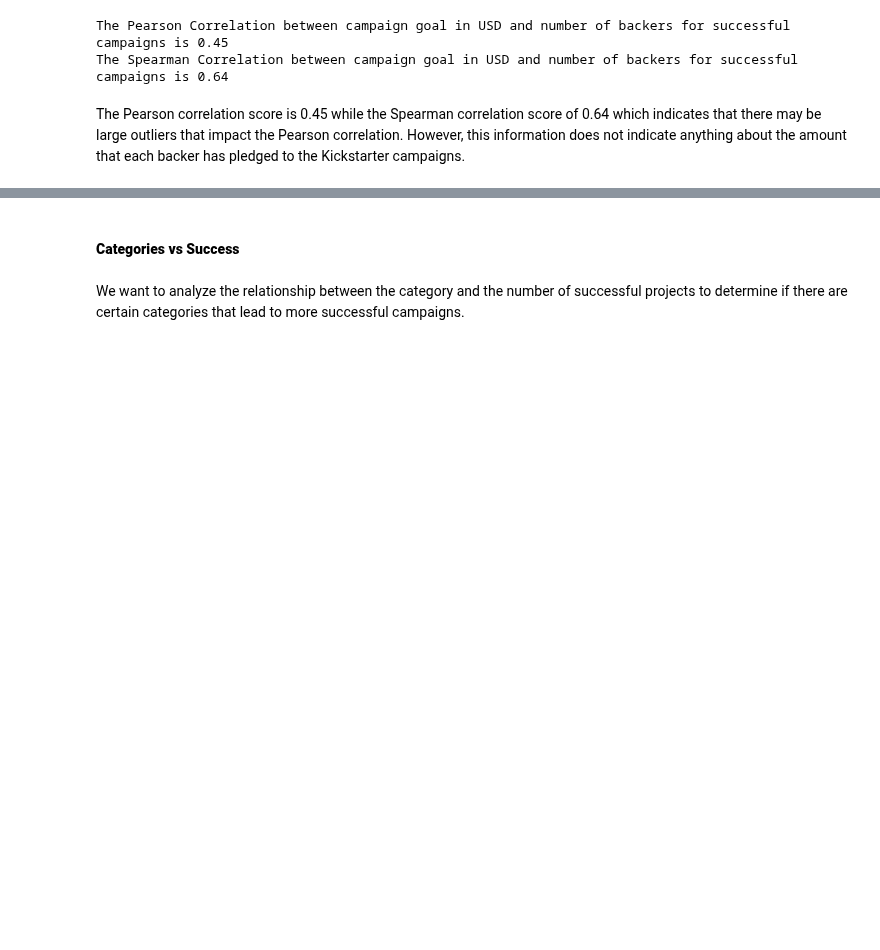
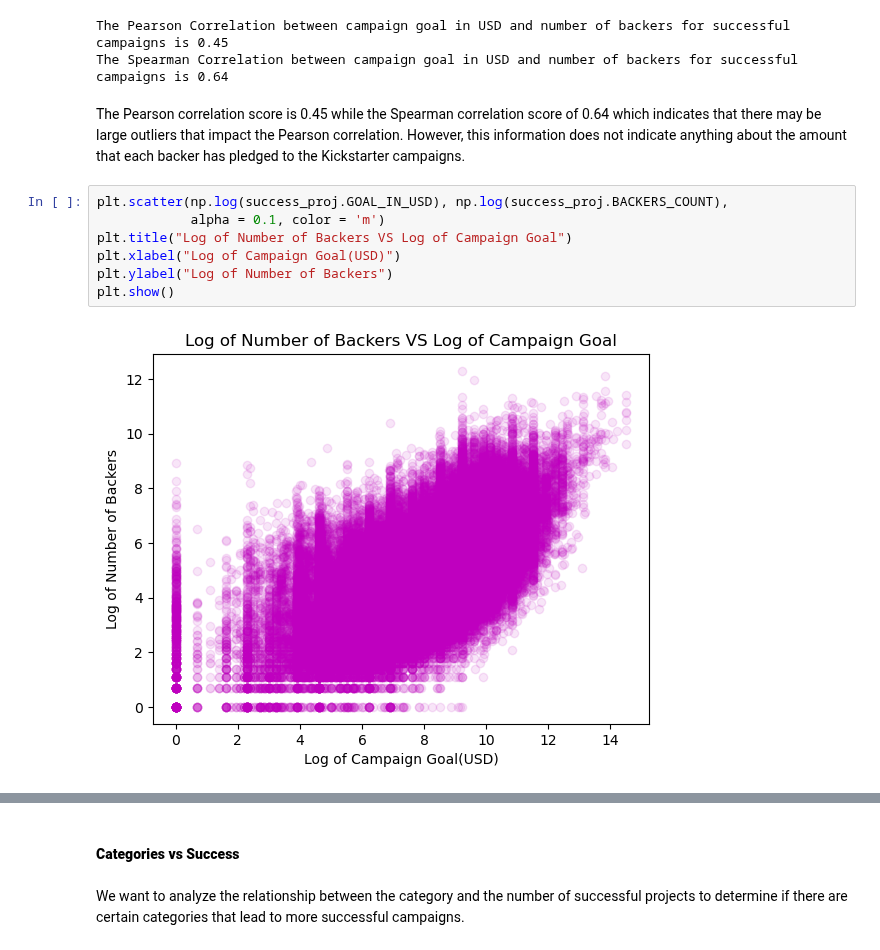
Before and after one commit to catherine-fang-git/kickstarter_project_success_info2950, a Jupyter notebook: INFO2950_Phase2.ipynb, the cells around one changed output, grey strips where cells are left out. Drawn from its saved outputs; the diff is of its cells as text; blank space fills up the shorter version.

```diff
--- a/INFO2950_Phase2.ipynb
+++ b/INFO2950_Phase2.ipynb
@@ -248,3 +244,12 @@ The Pearson Correlation between campaign goal in USD and number of backers for s
 The Spearman Correlation between campaign goal in USD and number of backers for successful campaigns is 0.64
 # %% [markdown]
 The Pearson correlation score is 0.45 while the Spearman correlation score of 0.64 which indicates that there may be large outliers that impact the Pearson correlation. However, this information does not indicate anything about the amount that each backer has pledged to the Kickstarter campaigns.
+# %%
+plt.scatter(np.log(success_proj.GOAL_IN_USD), np.log(success_proj.BACKERS_COUNT),
+            alpha = 0.1, color = 'm')
+plt.title("Log of Number of Backers VS Log of Campaign Goal")
+plt.xlabel("Log of Campaign Goal(USD)")
+plt.ylabel("Log of Number of Backers")
+plt.show()
+# %% [output]
+[figure, added]
```
Also changed, not shown: parts of 4 cells of this notebook.
